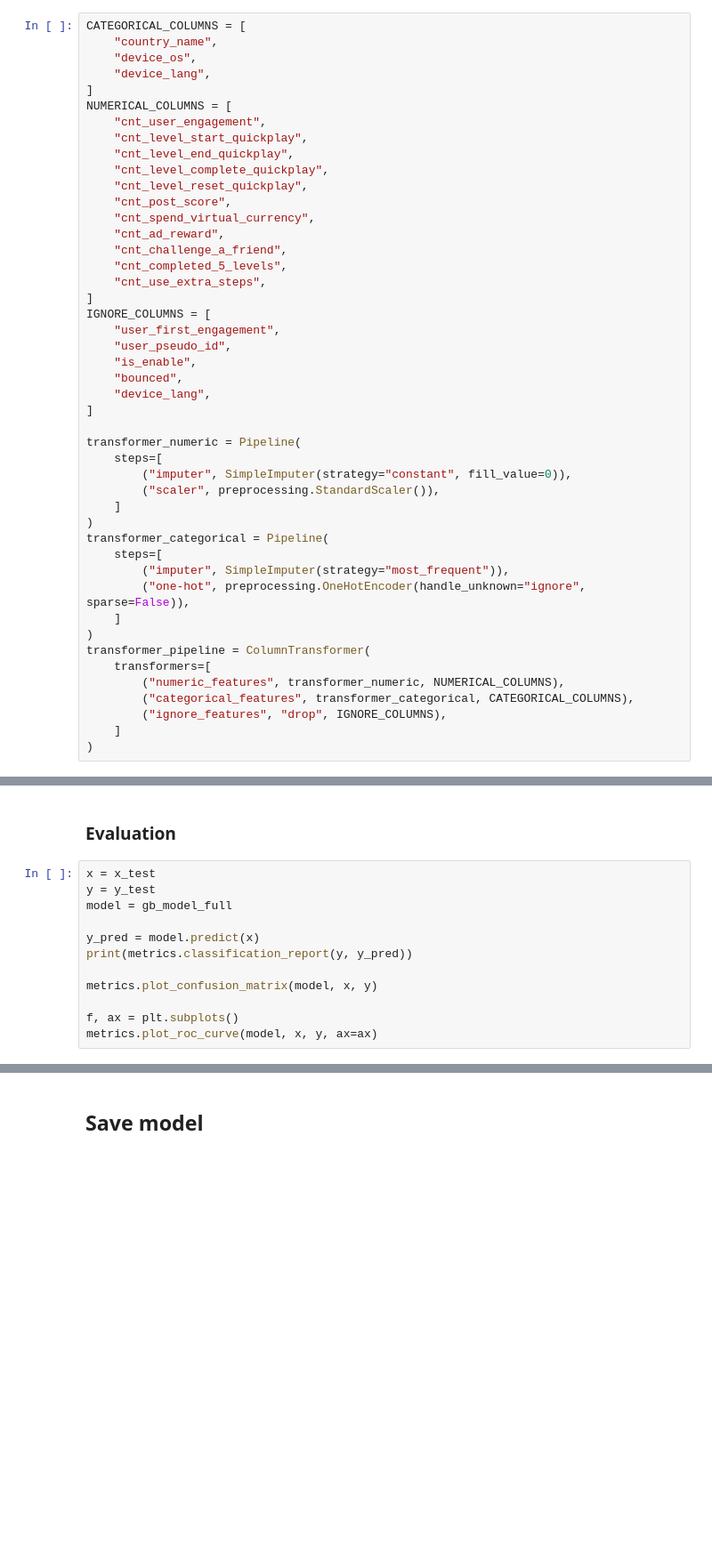
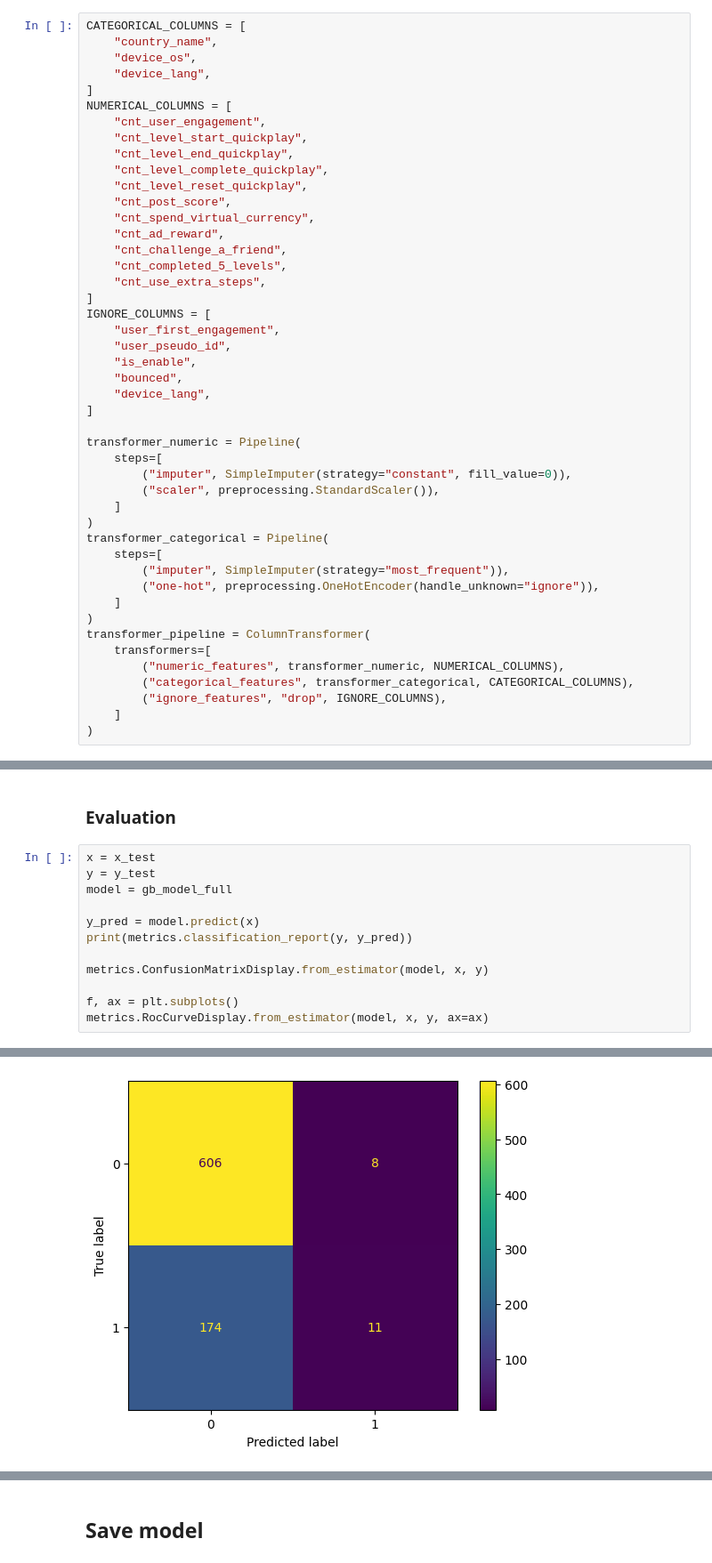
Before and after one commit to creyesp/ml-workshop-campus-party, a Jupyter notebook: notebooks/3.2_modeling_boosting.ipynb, the cells around one changed output, grey strips where cells are left out. Shown: that part at 89% size. Cells and saved outputs as stored; diff of their text form; blank space fills up the shorter version.

```diff
--- a/notebooks/3.2_modeling_boosting.ipynb
+++ b/notebooks/3.2_modeling_boosting.ipynb
@@ -137,7 +169,7 @@ transformer_numeric = Pipeline(
 transformer_categorical = Pipeline(
     steps=[
         ("imputer", SimpleImputer(strategy="most_frequent")),
-        ("one-hot", preprocessing.OneHotEncoder(handle_unknown="ignore", sparse=False)),
+        ("one-hot", preprocessing.OneHotEncoder(handle_unknown="ignore")),
     ]
 )
 transformer_pipeline = ColumnTransformer(
@@ -167,7 +217,8 @@ model = gb_model_full
 y_pred = model.predict(x)
 print(metrics.classification_report(y, y_pred))
 
-metrics.plot_confusion_matrix(model, x, y)
+metrics.ConfusionMatrixDisplay.from_estimator(model, x, y)
 
 f, ax = plt.subplots()
-metrics.plot_roc_curve(model, x, y, ax=ax)
+metrics.RocCurveDisplay.from_estimator(model, x, y, ax=ax)
+# %% [output]
@@ -173,0 +234 @@ metrics.plot_roc_curve(model, x, y, ax=ax)
+[figure, added]
```
Also changed, not shown: parts of 22 cells of this notebook, 30 other files.
